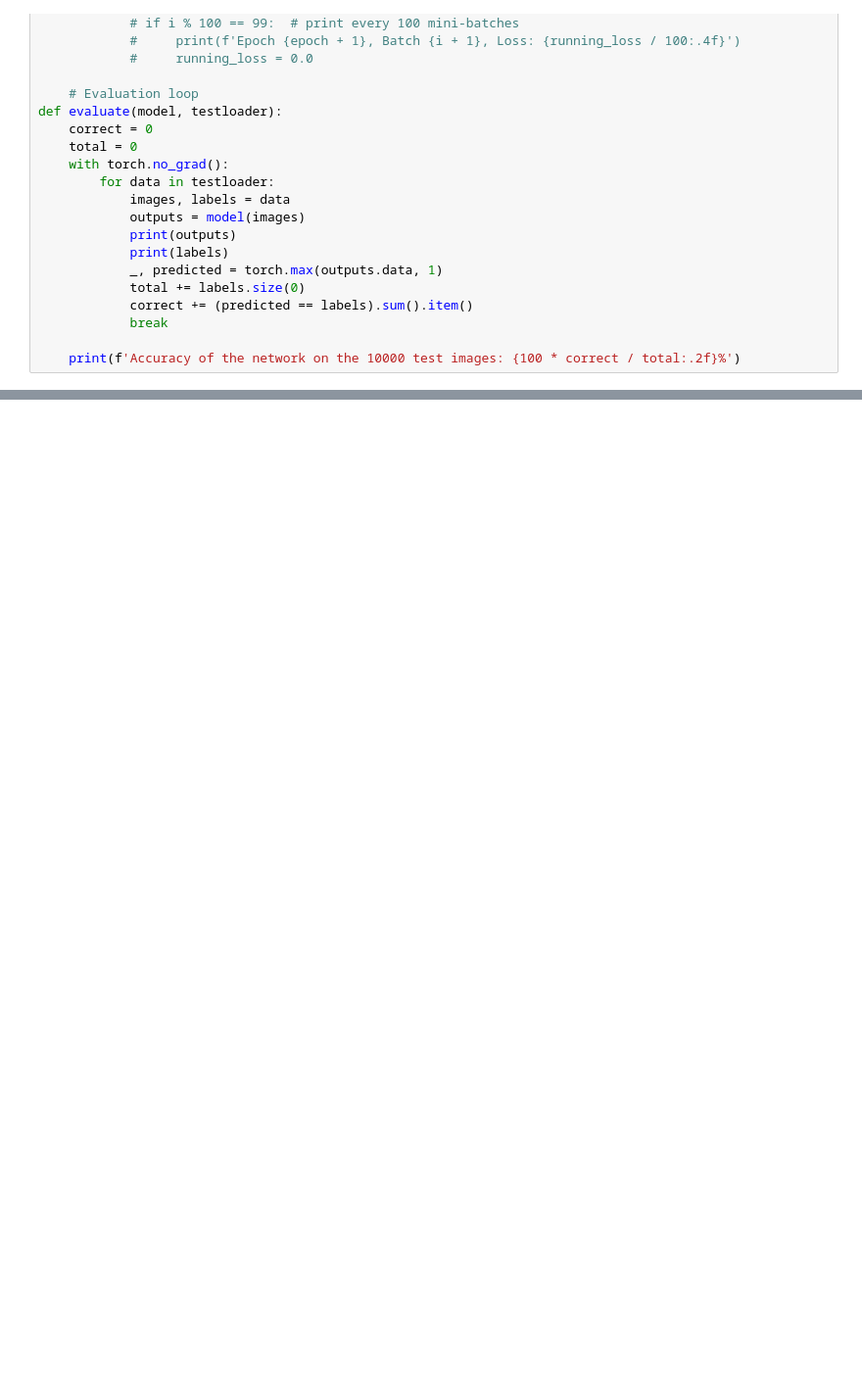
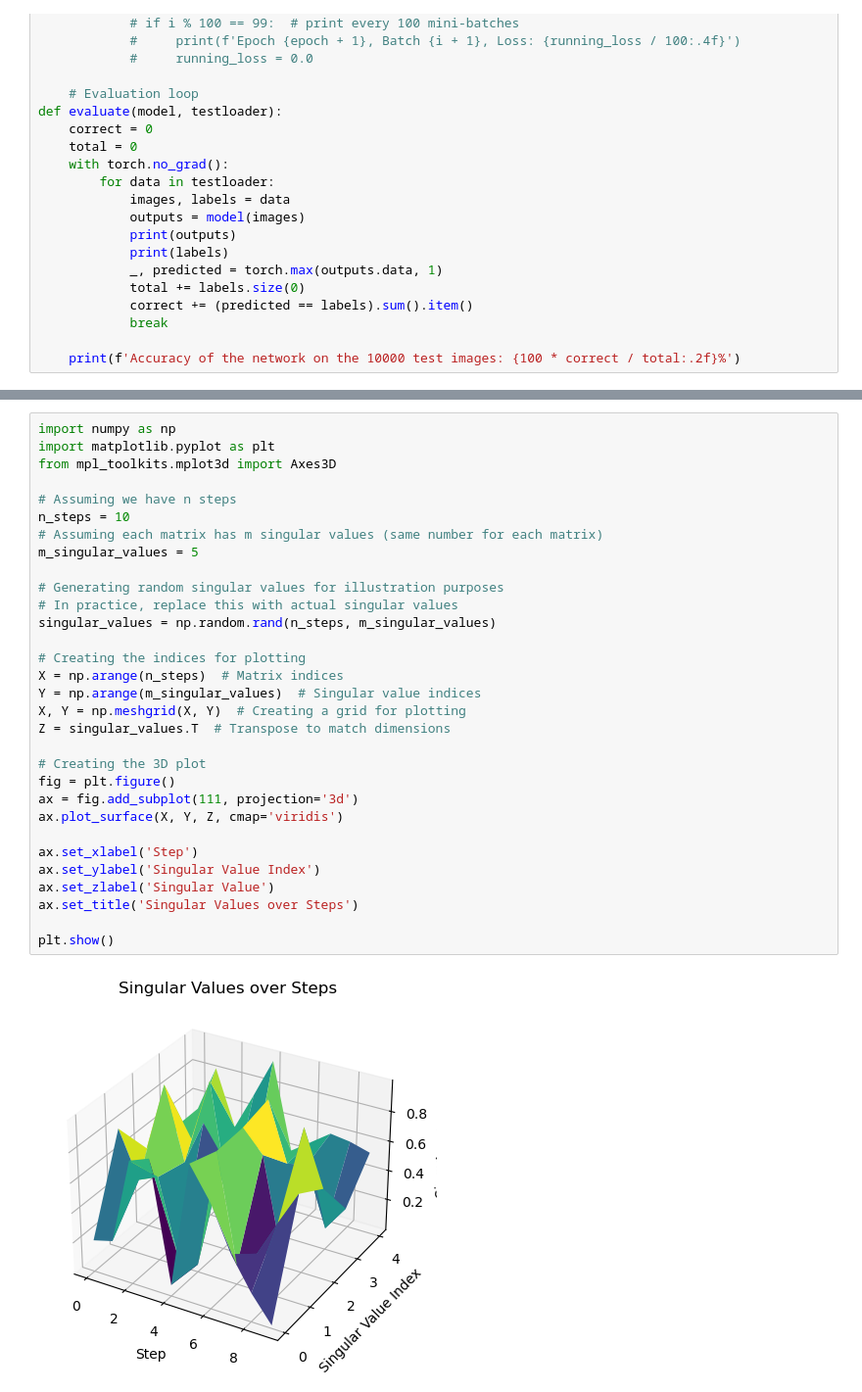
Before and after one commit to kamaljeetsingh14/Neural-Networks-with-PyTorch, a Jupyter notebook: Untitled-1.ipynb, the cells around one changed output, grey strips where cells are left out. Shown at 98% size. Cells and saved outputs as stored; diff of their text form; blank space fills up the shorter version.

```diff
--- a/Untitled-1.ipynb
+++ b/Untitled-1.ipynb
@@ -119,0 +201,33 @@ class SubsetCIFAR(torchvision.datasets.CIFAR10):
+# %%
+import numpy as np
+import matplotlib.pyplot as plt
+from mpl_toolkits.mplot3d import Axes3D
+
+# Assuming we have n steps
+n_steps = 10
+# Assuming each matrix has m singular values (same number for each matrix)
+m_singular_values = 5
+
+# Generating random singular values for illustration purposes
+# In practice, replace this with actual singular values
+singular_values = np.random.rand(n_steps, m_singular_values)
+
+# Creating the indices for plotting
+X = np.arange(n_steps)  # Matrix indices
+Y = np.arange(m_singular_values)  # Singular value indices
+X, Y = np.meshgrid(X, Y)  # Creating a grid for plotting
+Z = singular_values.T  # Transpose to match dimensions
+
+# Creating the 3D plot
+fig = plt.figure()
+ax = fig.add_subplot(111, projection='3d')
+ax.plot_surface(X, Y, Z, cmap='viridis')
+
+ax.set_xlabel('Step')
+ax.set_ylabel('Singular Value Index')
+ax.set_zlabel('Singular Value')
+ax.set_title('Singular Values over Steps')
+
+plt.show()
+# %% [output]
+[figure, added]
```
Also changed, not shown: parts of 13 cells of this notebook.
